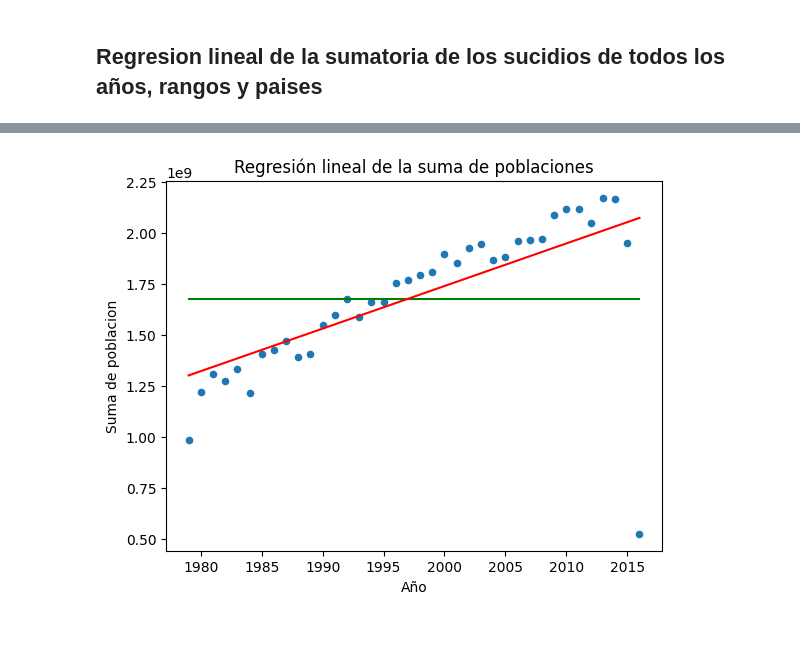
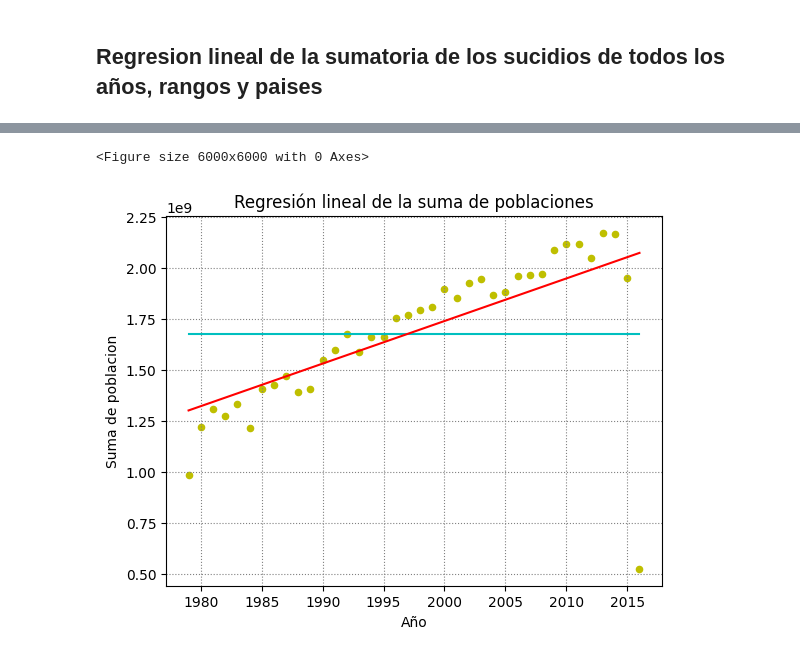
Before and after one commit to theRobert174/DataMining-Analysis, a Jupyter notebook: Intento-2/Practica 6-Regresion.ipynb, the cells around one changed output, grey strips where cells are left out. Cells and saved outputs as stored; diff of their text form; code cells hidden in the pictures.

```diff
--- a/Intento-2/Practica 6-Regresion.ipynb
+++ b/Intento-2/Practica 6-Regresion.ipynb
@@ -23,18 +23,29 @@ paises_unicos = set(df['country'].unique())
 # Ordenar el conjunto alfabéticamente
 paises_unicos = sorted(paises_unicos)
 # %%
-def linear_regression(df: pd.DataFrame, x:str, y: str, labelx, labely, title)->None:
+def linear_regression(df: pd.DataFrame, x: str, y: str, label_x :str, label_y :str, title :str) -> None:
   model= sm.OLS(df[y],sm.add_constant(df[x])).fit()
+
   print(model.summary())
+
   coef = pd.read_html(model.summary().tables[1].as_html(),header=0,index_col=0)[0]['coef']
-  y_mean = df[y].mean()
+  yMean = df[y].mean()
 
-  df.plot(x=x, y=y, kind='scatter')
-  plt.plot(df[x], [y_mean] * len(df), color='green', label=f'Mean {y}')
-  plt.plot(df[x], coef.values[1] * df[x] + coef.values[0], color='red', label='Regression Line')
-  plt.xlabel(labelx)
-  plt.ylabel(labely)
+  plt.figure(figsize=(10, 10), dpi=600)
+
+  df.plot(x=x, y=y, kind='scatter', color='y')
+
+  plt.plot(df[x], [yMean] * len(df), color='c', label=f'Mean {y}')
+
+  plt.plot(df[x], coef.values[1] * df[x] + coef.values[0], color='r', label='Regression Line')
+
+  plt.xlabel(label_x)
+  plt.ylabel(label_y)
   plt.title(title)
+
+  plt.grid(color='gray', linestyle=':', linewidth=0.8)
+
+  plt.savefig(f'../Graphs-Regression/linear_regression_{title}')
   plt.show()
 # %% [markdown]
 ## Regresion lineal de la sumatoria de los sucidios de todos los años, rangos y paises de los hombres
@@ -95,8 +108,7 @@ strong multicollinearity or other numerical problems.
 # %%
 df_by_year = df.groupby('year').agg(population_by_year=('population', 'sum')).reset_index()
 df_by_year.reset_index(inplace=True)
-linear_regression(df_by_year, "year", "population_by_year",
-                  "Año", "Suma de poblacion", "Regresión lineal de la suma de poblaciones")
+linear_regression(df_by_year, "year", "population_by_year", "Año", "Suma de poblacion", "Regresión lineal de la suma de poblaciones")
 # %% [output]
                             OLS Regression Results
 ==============================================================================
@@ -108,11 +120,12 @@ Time:                        13:33:39   Log-Likelihood:                -792.23
 No. Observations:                  38   AIC:                             1588.
 Df Residuals:                      36   BIC:                             1592.
 Df Model:                           1
 Covariance Type:            nonrobust
 ==============================================================================
 ... (11 lines left out)
 Notes:
 [1] Standard Errors assume that the covariance matrix of the errors is correctly specified.
 [2] The condition number is large, 3.64e+05. This might indicate that there are
 strong multicollinearity or other numerical problems.
+<Figure size 6000x6000 with 0 Axes>
-[figure, old version]
+[figure, new version]
```
Also changed, not shown: parts of 3 cells of this notebook, 13 other files.
